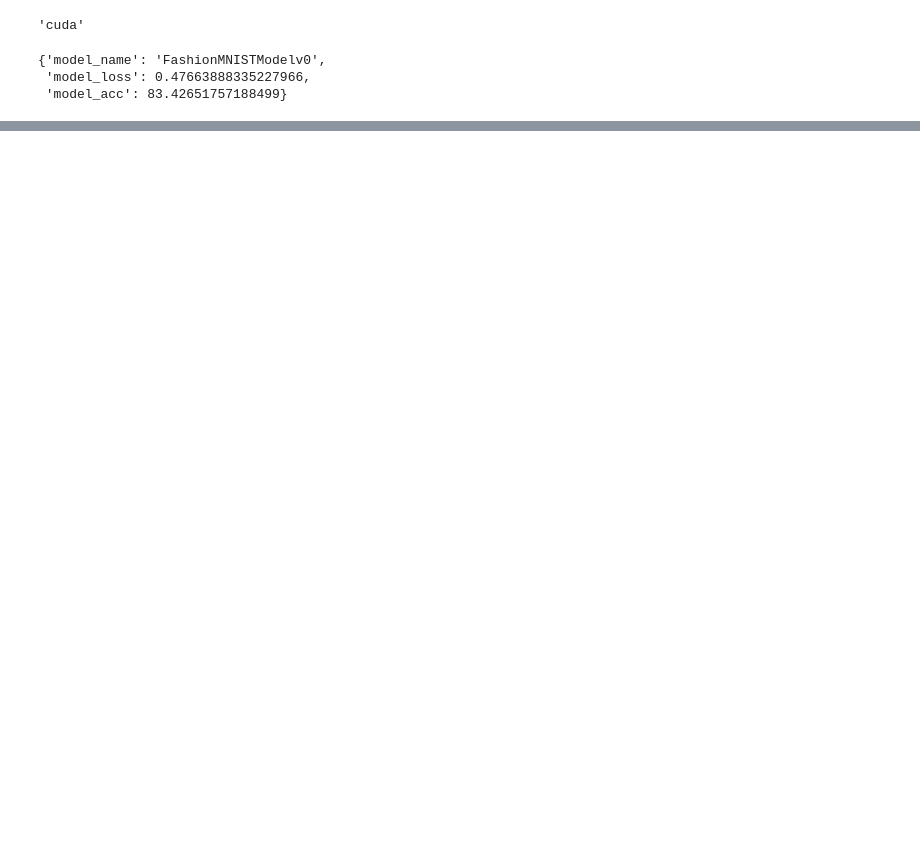
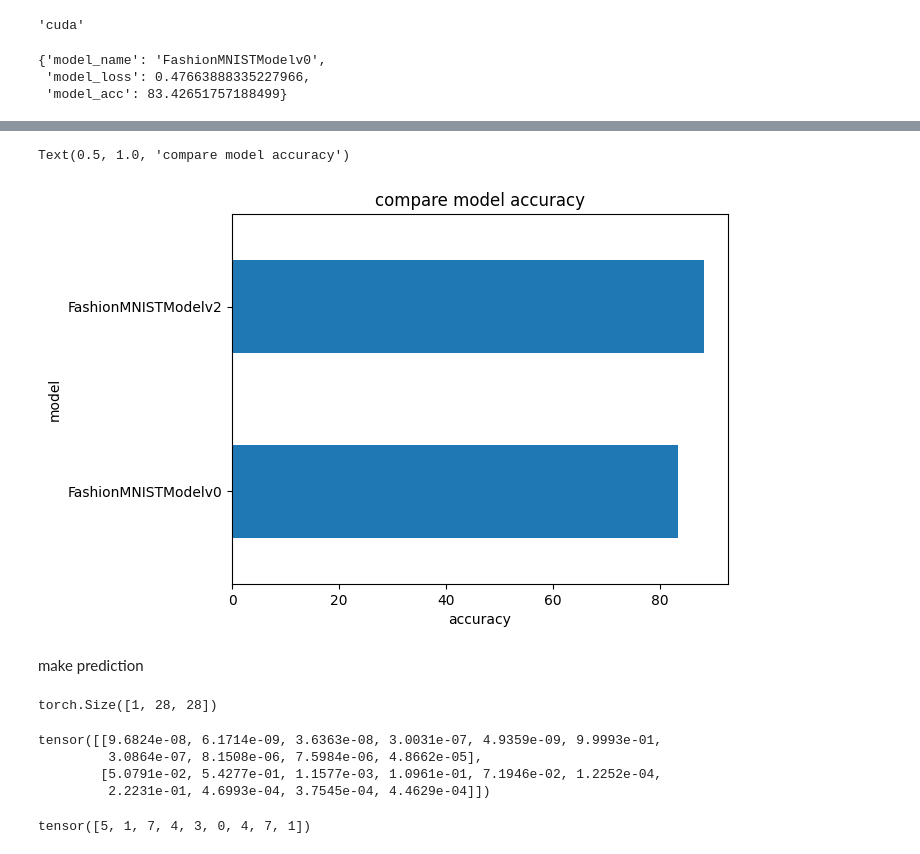
Before and after one commit to adarsha4real/pytorch-basics, a Jupyter notebook: Computer_Vision.ipynb, the cells around one changed output, grey strips where cells are left out. Drawn from its saved outputs; the diff is of its cells as text; code cells hidden in the pictures; blank space fills up the shorter version.

```diff
--- a/Computer_Vision.ipynb
+++ b/Computer_Vision.ipynb
@@ -794,0 +795,11 @@ compare_model
+# %%
+# visualize our model
+compare_model.set_index("model_name")["model_acc"].plot(kind="barh")
+plt.xlabel("accuracy")
+plt.ylabel("model")
+plt.title("compare model accuracy")
+# %% [output]
+Text(0.5, 1.0, 'compare model accuracy')
+[figure, added]
+# %% [markdown]
+make prediction
@@ -794,0 +826,29 @@ compare_model
+# %%
+import random
+random.seed(42)
+test_samples =[]
+test_labels =[]
+for sample,label in random.sample(list(test_data),k=9):
+  test_samples.append(sample)
+  test_labels.append(label)
+
+# view th first sample shape
+test_samples[0].shape
+# %% [output]
+torch.Size([1, 28, 28])
+# %%
+# make prediction
+pred_probs = make_predictions(model=model_2,data=test_samples)
+
+# view first two prediction probability
+pred_probs[:2]
+# %% [output]
+tensor([[9.6824e-08, 6.1714e-09, 3.6363e-08, 3.0031e-07, 4.9359e-09, 9.9993e-01,
+         3.0864e-07, 8.1508e-06, 7.5984e-06, 4.8662e-05],
+        [5.0791e-02, 5.4277e-01, 1.1577e-03, 1.0961e-01, 7.1946e-02, 1.2252e-04,
+         2.2231e-01, 4.6993e-04, 3.7545e-04, 4.4629e-04]])
+# %%
+pred_classes = pred_probs.argmax(dim=1)
+pred_classes
+# %% [output]
+tensor([5, 1, 7, 4, 3, 0, 4, 7, 1])
```
Also changed, not shown: parts of 16 cells of this notebook.
